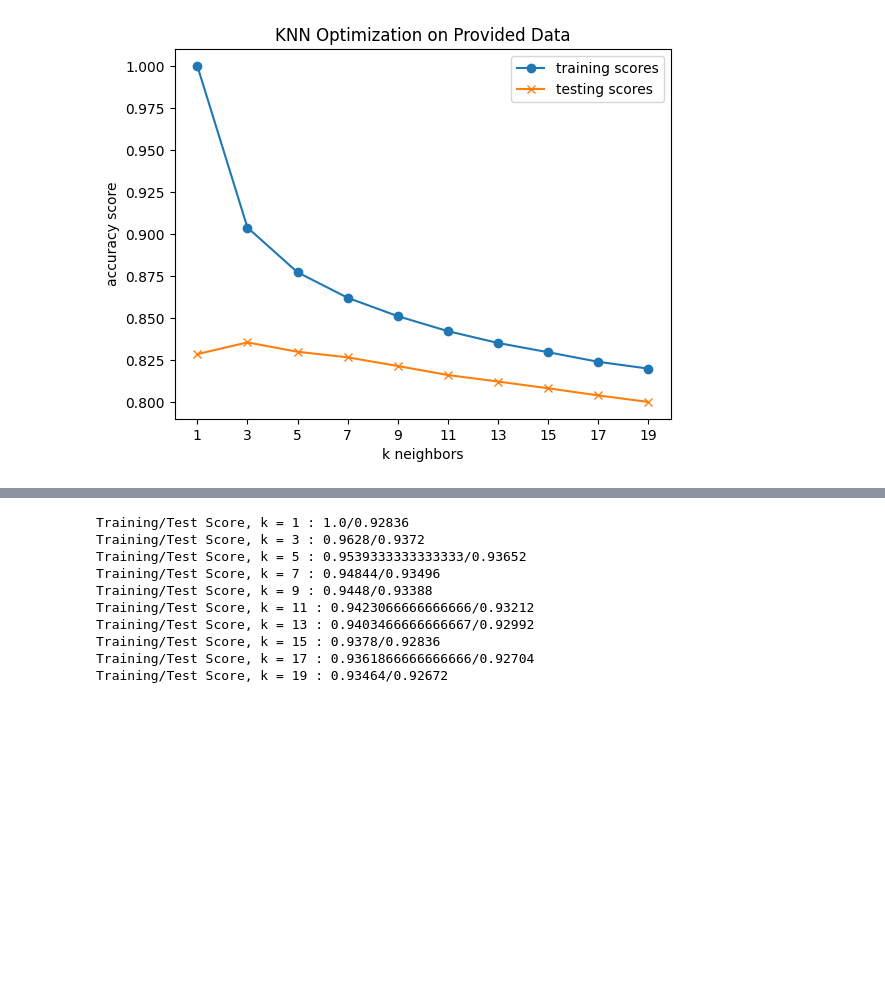
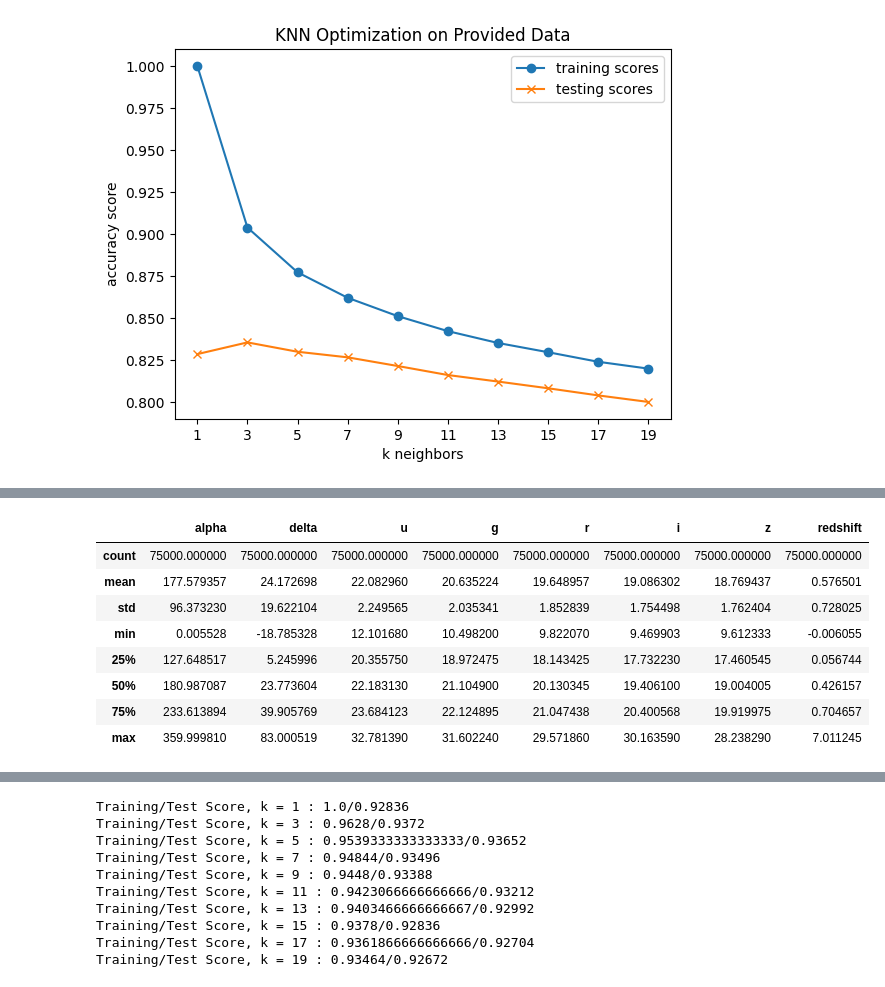
Before and after one commit to JustifiedTB/group-project-2, a Jupyter notebook: eda.ipynb, the cells around one changed output, grey strips where cells are left out. Saved outputs shown, nothing was run; the diff lists cells and outputs as text; code cells hidden in the pictures; blank space fills up the shorter version.

```diff
--- a/eda.ipynb
+++ b/eda.ipynb
@@ -264,6 +275,19 @@ weighted avg       0.98      0.98      0.98     25000
 # y_pred = rf_model.predict(X_test)
 # print(classification_report(y_test_encoded, y_pred))
 # confusion_matrix(y_test_encoded, y_pred)
+# %%
+# before scaling
+X_train.describe()
+# %% [output]
+|  | alpha | delta | u | g | r | i | z | redshift |
+| count | 75000.000000 | 75000.000000 | 75000.000000 | 75000.000000 | 75000.000000 | 75000.000000 | 75000.000000 | 75000.000000 |
+| mean | 177.579357 | 24.172698 | 22.082960 | 20.635224 | 19.648957 | 19.086302 | 18.769437 | 0.576501 |
+| std | 96.373230 | 19.622104 | 2.249565 | 2.035341 | 1.852839 | 1.754498 | 1.762404 | 0.728025 |
+| min | 0.005528 | -18.785328 | 12.101680 | 10.498200 | 9.822070 | 9.469903 | 9.612333 | -0.006055 |
+| 25% | 127.648517 | 5.245996 | 20.355750 | 18.972475 | 18.143425 | 17.732230 | 17.460545 | 0.056744 |
+| 50% | 180.987087 | 23.773604 | 22.183130 | 21.104900 | 20.130345 | 19.406100 | 19.004005 | 0.426157 |
+| 75% | 233.613894 | 39.905769 | 23.684123 | 22.124895 | 21.047438 | 20.400568 | 19.919975 | 0.704657 |
+| max | 359.999810 | 83.000519 | 32.781390 | 31.602240 | 29.571860 | 30.163590 | 28.238290 | 7.011245 |
 # %%
 # scaling the data
 scaler = StandardScaler()
```
Also changed, not shown: parts of 16 cells of this notebook.
